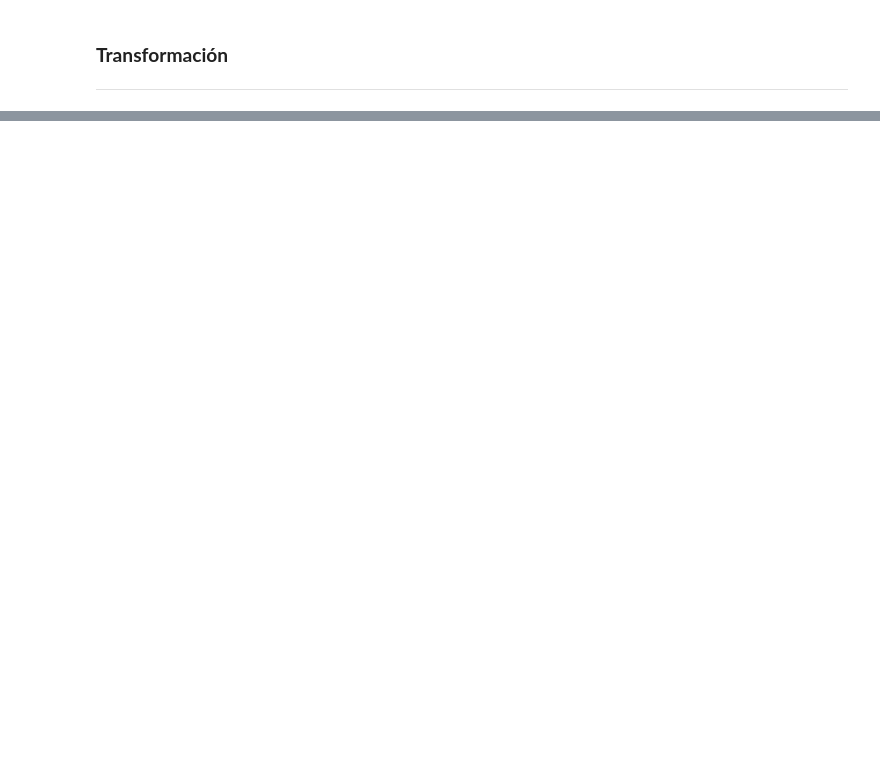
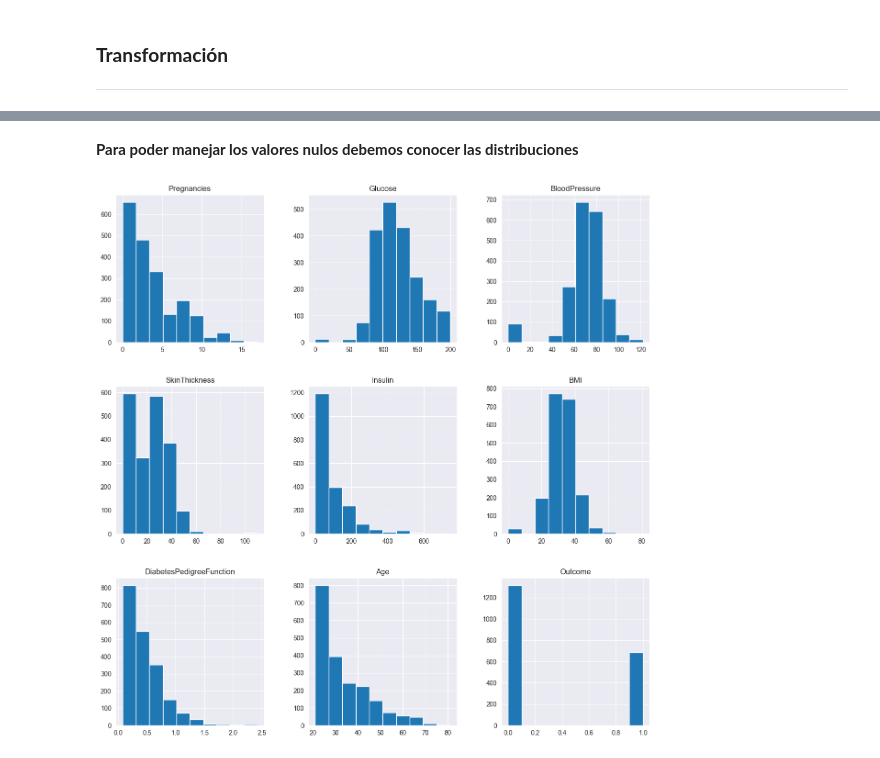
Before and after one commit to nicolasf96/Data-Science-Projects, a Jupyter notebook: Diabetes Prediction/prediction.ipynb, the cells around one changed output, grey strips where cells are left out. Saved outputs shown, nothing was run; the diff lists cells and outputs as text; code cells hidden in the pictures; blank space fills up the shorter version.

```diff
--- a/Diabetes Prediction/prediction.ipynb
+++ b/Diabetes Prediction/prediction.ipynb
@@ -120,0 +159,4 @@ plt.show()
+# %%
+df_2 = df.copy()
+df_2[['Glucose','BloodPressure','SkinThickness','Insulin','BMI']] = df_2[['Glucose','BloodPressure','SkinThickness','Insulin','BMI']].replace(0,np.nan)
+df_2.isnull().sum()
@@ -120,0 +174,6 @@ plt.show()
+# %% [markdown]
+**Para poder manejar los valores nulos debemos conocer las distribuciones**
+# %%
+p = df_2.hist(figsize=(15,15))
+# %% [output]
+[figure, added]
```
Also changed, not shown: parts of 27 cells of this notebook.
